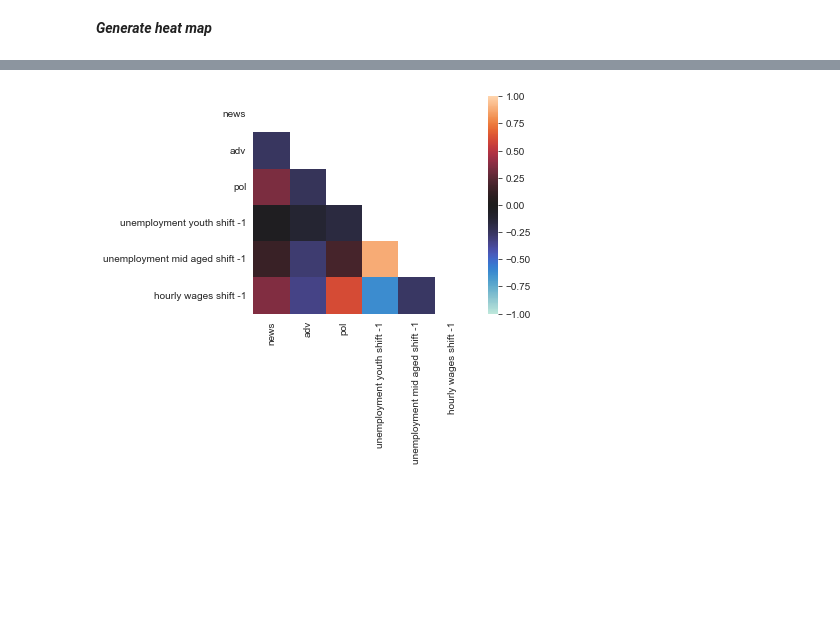
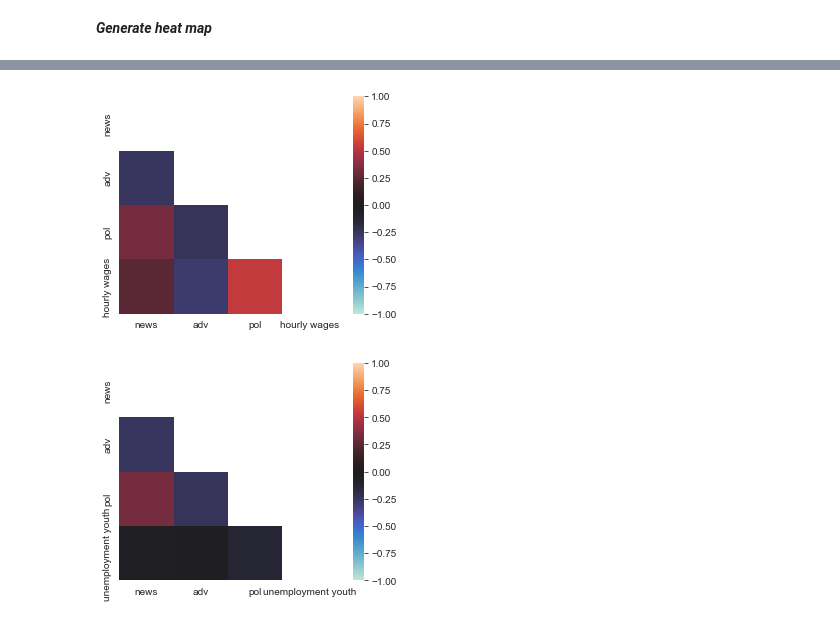
Before and after one commit to irenelopez42/4chanAnalysis, a Jupyter notebook: socioeconomics.ipynb, the cells around one changed output, grey strips where cells are left out. Saved outputs shown, nothing was run; the diff lists cells and outputs as text; code cells hidden in the pictures; blank space fills up the shorter version.

```diff
--- a/socioeconomics.ipynb
+++ b/socioeconomics.ipynb
@@ -297,10 +222,24 @@ correlations_shifted.head(10)
+# %%
+hourly_wages_cov = hate_share_monthly.join(us_indicators.loc[:,"hourly wages"]).cov()
+unemployment_youth_cov = hate_share_monthly.join(us_indicators.loc[:,"unemployment youth"]).cov()
+unemployment_mid_cov = hate_share_monthly.join(us_indicators.loc[:,"unemployment mid aged"]).cov()
+hourly_wages_change_cov = hate_share_monthly.join(us_indicators.loc[:,"hourly wages change"]).cov()
+unemployment_youth_change_cov = hate_share_monthly.join(us_indicators.loc[:,"unemployment youth change"]).cov()
+unemployment_mid_change_cov = hate_share_monthly.join(us_indicators.loc[:,"unemployment mid aged change"]).cov()
+hourly_wages_shifted_cov = hate_share_monthly.join(us_indicators_shifted.loc[:,"hourly wages shift -1"]).cov()
+unemployment_youth_shifted_cov = hate_share_monthly.join(us_indicators_shifted.loc[:,"unemployment youth shift -1"]).cov()
+unemployment_mid_shifted_cov = hate_share_monthly.join(us_indicators_shifted.loc[:,"unemployment mid aged shift -1"]).cov()
+hourly_wages_change_shifted_cov = hate_share_monthly.join(us_indicators_shifted.loc[:,"hourly wages change shift -1"]).cov()
+unemployment_youth_change_shifted_cov = hate_share_monthly.join(us_indicators_shifted.loc[:,"unemployment youth change shift -1"]).cov()
+unemployment_mid_change_shifted_cov = hate_share_monthly.join(us_indicators_shifted.loc[:,"unemployment mid aged change shift -1"]).cov()
 # %% [markdown]
 ***Generate heat map***
 # %%
 import seaborn as sb
 # %%
-mask = np.zeros_like(correlations.to_numpy())
-mask[np.triu_indices_from(mask)] = True
-with sb.axes_style("white"):
-    ax = sb.heatmap(correlations.to_numpy(), mask=mask, vmax=1.0, vmin=-1, center=0, square=True, xticklabels=correlations.index, yticklabels=correlations.index)
-    plt.show()
+def heatmap(data):
+    mask = np.zeros_like(data.to_numpy())
+    mask[np.triu_indices_from(mask)] = True
+    with sb.axes_style("white"):
+        ax = sb.heatmap(data.to_numpy(), mask=mask, vmax=1.0, vmin=-1, center=0, square=True, xticklabels=data.index, yticklabels=data.index)
+        plt.show()
@@ -309,8 +246,8 @@ with sb.axes_style("white"):
-# %%
-mask = np.zeros_like(correlations_shifted.to_numpy())
-mask[np.triu_indices_from(mask)] = True
-with sb.axes_style("white"):
-    ax = sb.heatmap(correlations_shifted.to_numpy(), mask=mask, vmax=1.0, vmin=-1, center=0, square=True, xticklabels=correlations_shifted.index, yticklabels=correlations_shifted.index)
-    plt.show()
-# %% [output]
-[figure, removed]
+# %%
+heatmap(hourly_wages_cov)
+# %% [output]
+[figure, added]
+# %%
+heatmap(unemployment_youth_cov)
+# %% [output]
+[figure, added]
```
Also changed, not shown: parts of 30 cells of this notebook, 17 other files.
